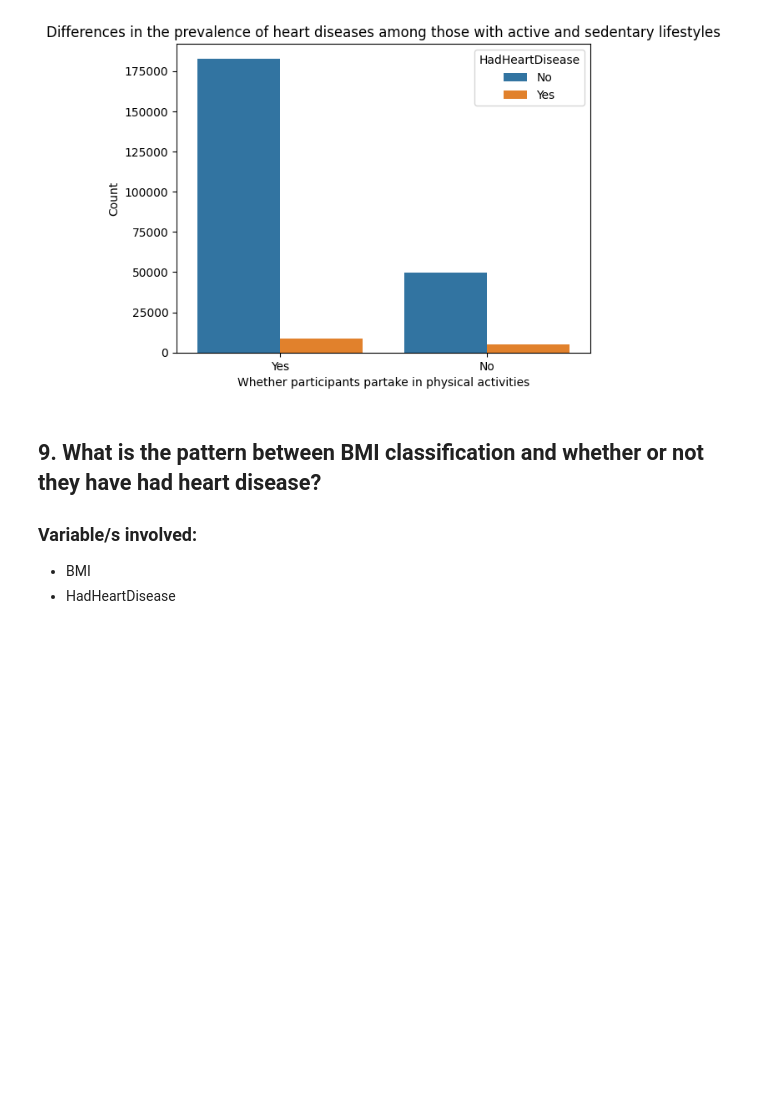
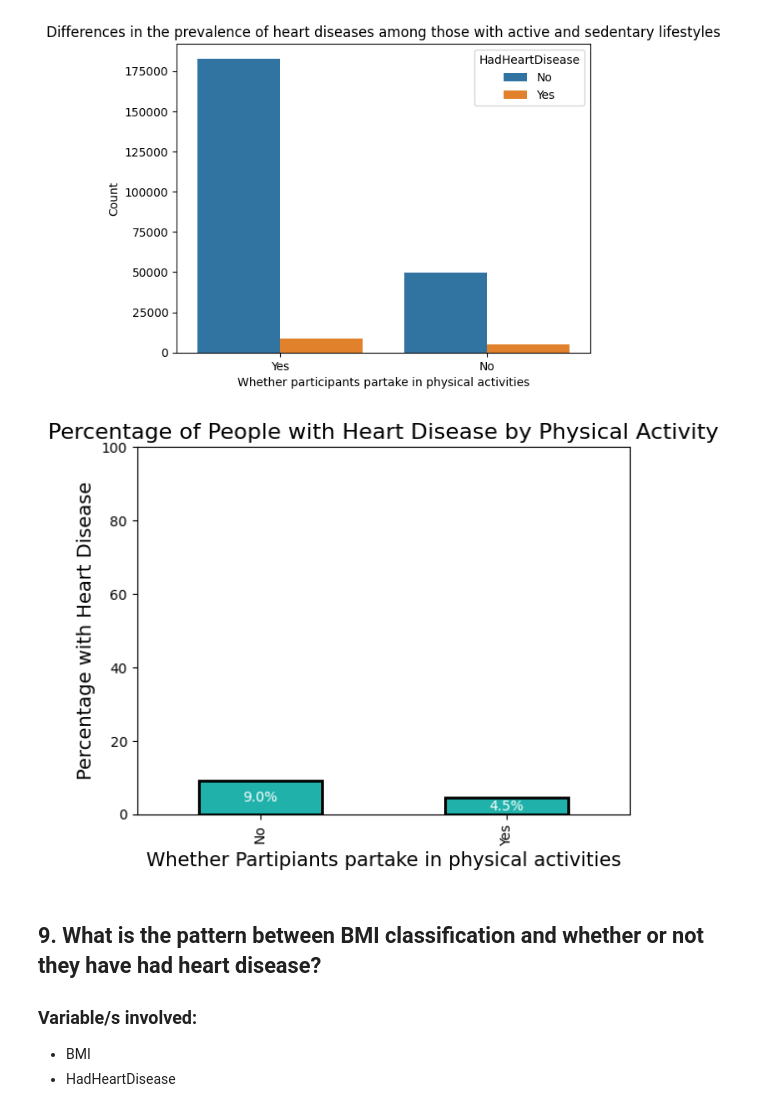
Before and after one commit to briangabini/csmodel, a Jupyter notebook: csmodel-project.ipynb, the cells around one changed output. Cells and saved outputs as stored; diff of their text form; code cells hidden in the pictures; blank space fills up the shorter version.

```diff
--- a/csmodel-project.ipynb
+++ b/csmodel-project.ipynb
@@ -885,6 +903,27 @@ plt.title('Differences in the prevalence of heart diseases among those with acti
 plt.show()
 # %% [output]
 [figure]
+# %%
+heart_df_copy = heart_df.copy()
+
+heart_df_copy['HadHeartDisease'] = heart_df_copy['HadHeartDisease'].map({'Yes': 1, 'No': 0})
+physical_activity_heart_disease = heart_df_copy.groupby('PhysicalActivities')['HadHeartDisease'].mean() * 100
+
+ax = physical_activity_heart_disease.plot(kind='bar', stacked=True, color=['lightseagreen', 'lightseagreen'], edgecolor="black", linewidth=2)
+plt.title('Percentage of People with Heart Disease by Physical Activity', fontsize=16)
+plt.xlabel('Whether Partipiants partake in physical activities', fontsize=14)
+plt.ylabel('Percentage with Heart Disease', fontsize=14)
+
+
+for bar in ax.patches:
+    height = bar.get_height()
+    ax.text(bar.get_x() + bar.get_width() / 2, height / 2 + bar.get_y(),
+            f'{height:.1f}%', ha='center', va='center', color='white', size=10)
+
+plt.ylim(0, 100)
+plt.show()
+# %% [output]
+[figure, added]
 # %% [markdown]
 ## 9. What is the pattern between BMI classification and whether or not they have had heart disease?
 
```
Also changed, not shown: parts of 9 cells of this notebook.
